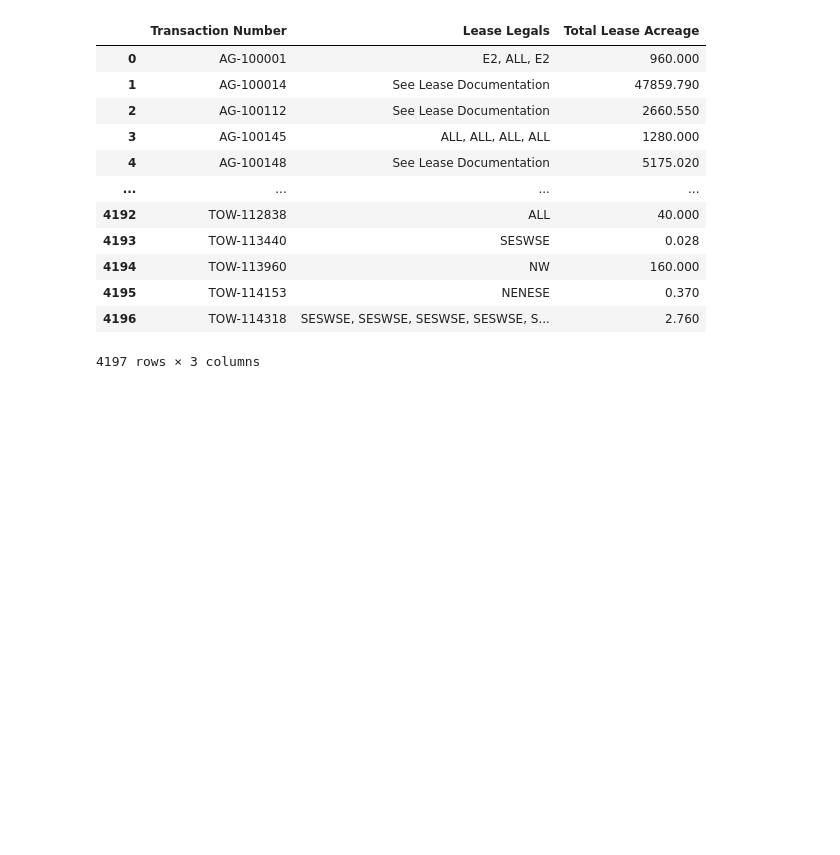
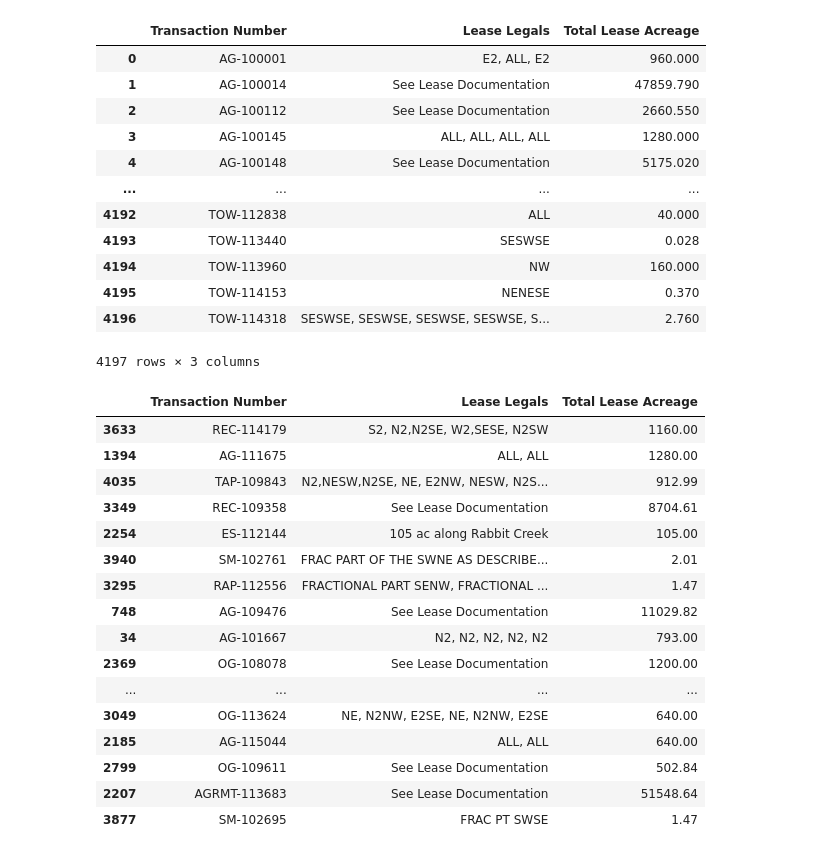
Before and after one commit to lawnshogan/Code, a Jupyter notebook: Python/DataScience/GroupBy.ipynb, the cells around one changed output. Cells and saved outputs as stored; diff of their text form; code cells hidden in the pictures; blank space fills up the shorter version.

Commit message:
Groupby Lease Record complete

```diff
--- a/Python/DataScience/GroupBy.ipynb
+++ b/Python/DataScience/GroupBy.ipynb
@@ -7,3 +1,19 @@ df = pd.read_excel("C:/Users/logans1/Desktop/Excel_GroupBy/Lease.xlsx", sheet_na
+# %%
+import pandas as pd
+import numpy as np
+import tkinter as tk
+from tkinter import filedialog
+
+
+# Open a file selection dialog and get the selected file's path
+root = tk.Tk()
+file_path = filedialog.askopenfilename()
+
+# Load the dataframe
+df = pd.read_excel(file_path, sheet_name="LeaseLegalDescriptionsforShawn")
+
+
+# G:/Shared drives/SLB Business Intelligence/Data Services/GIS/Scripting/Lease_Update/Lease.xlsx
 # %%
 # Create a list of rows to drop
 rows_to_drop = df[df['Lease Type'].isin(['RE - Wind', 'RE - Solar', 'Right of Way'])].index
@@ -140,6 +150,8 @@ merged_df
 4197 rows × 3 columns
 # %%
 merged_df['Lease Legals'] = merged_df['Lease Legals'].str.replace('nan, ', '')
+merged_df['Lease Legals'] = merged_df['Lease Legals'].str.replace('nan', '')
+merged_df['Lease Legals'] = merged_df['Lease Legals'].str.replace(', nan', '')
 merged_df
 # %% [output]
 |  | Transaction Number | Lease Legals | Total Lease Acreage |
@@ -159,0 +170,22 @@ merged_df.to_excel('C:/Users/logans1/Desktop/Excel_GroupBy/Lease Update.xlsx', i
+# %%
+# merged_df.to_excel('G:/Shared drives/SLB Business Intelligence/Data Services/GIS/Scripting/Lease_Update/Lease Update.xlsx', index=False)
+random_rows = merged_df.sample(n=20)
+random_rows test
+# %% [output]
+|  | Transaction Number | Lease Legals | Total Lease Acreage |
+| 3633 | REC-114179 | S2, N2,N2SE, W2,SESE, N2SW | 1160.00 |
+| 1394 | AG-111675 | ALL, ALL | 1280.00 |
+| 4035 | TAP-109843 | N2,NESW,N2SE, NE, E2NW, NESW, N2S... | 912.99 |
+| 3349 | REC-109358 | See Lease Documentation | 8704.61 |
+| 2254 | ES-112144 | 105 ac along Rabbit Creek | 105.00 |
+| 3940 | SM-102761 | FRAC PART OF THE SWNE AS DESCRIBE... | 2.01 |
+| 3295 | RAP-112556 | FRACTIONAL PART SENW, FRACTIONAL ... | 1.47 |
+| 748 | AG-109476 | See Lease Documentation | 11029.82 |
+| 34 | AG-101667 | N2, N2, N2, N2, N2 | 793.00 |
+| 2369 | OG-108078 | See Lease Documentation | 1200.00 |
+| ... | ... | ... | ... |
+| 3049 | OG-113624 | NE, N2NW, E2SE, NE, N2NW, E2SE | 640.00 |
+| 2185 | AG-115044 | ALL, ALL | 640.00 |
+| 2799 | OG-109611 | See Lease Documentation | 502.84 |
+| 2207 | AGRMT-113683 | See Lease Documentation | 51548.64 |
+| 3877 | SM-102695 | FRAC PT SWSE | 1.47 |
```
Also changed, not shown: parts of 2 cells of this notebook.
